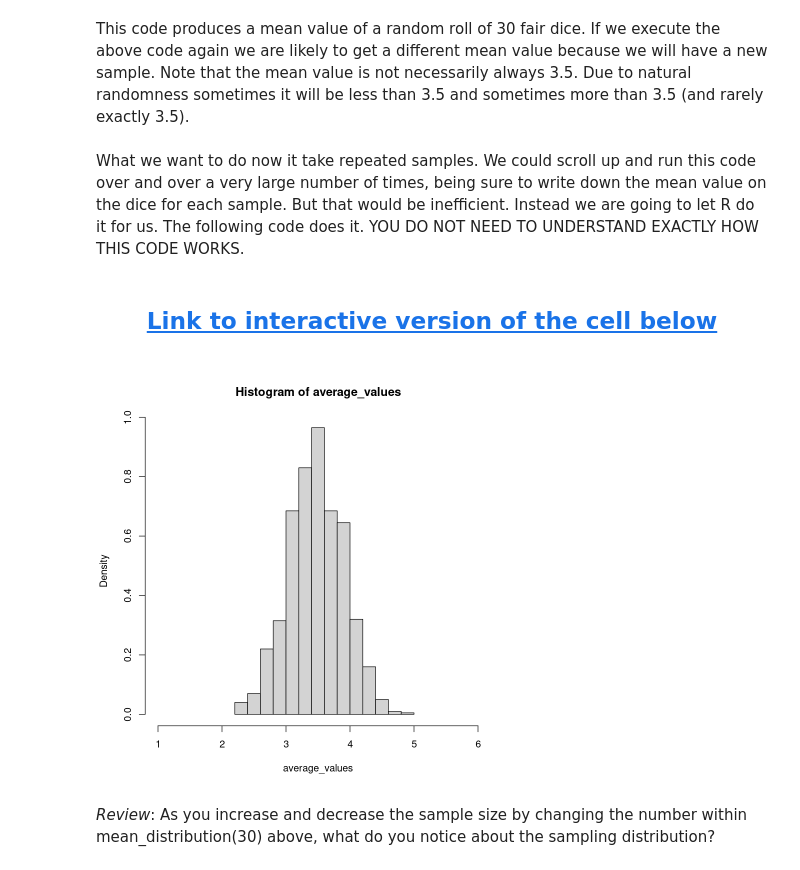
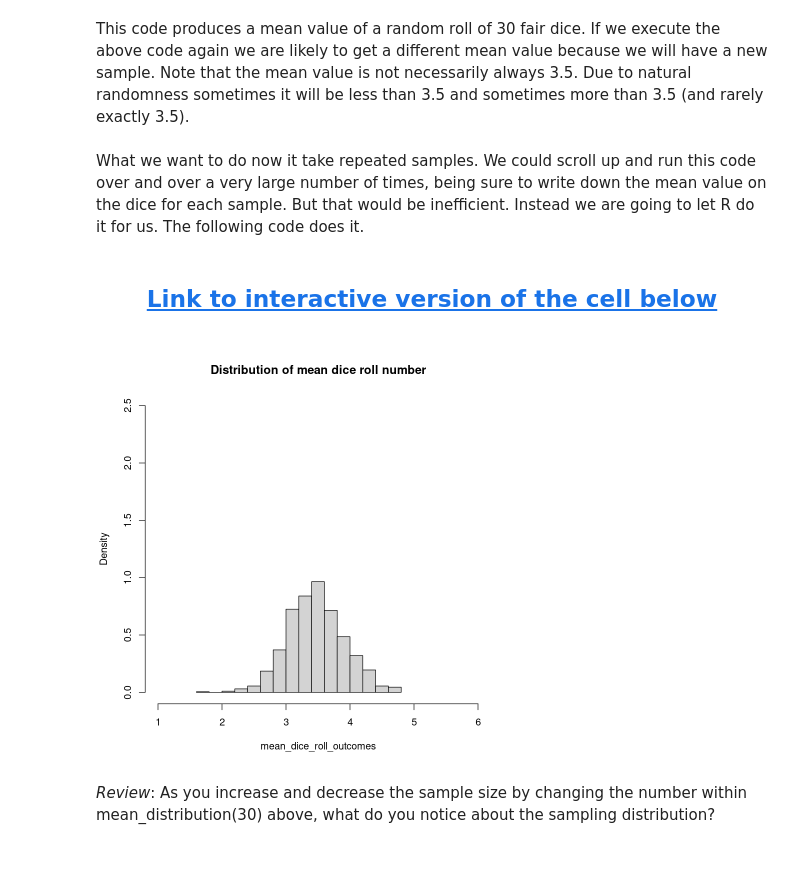
Before and after one commit to ds-modules/polisci-3, a Jupyter notebook: Module_6_Descriptive_Statistics/Module_6_Lecture_Notebook_2.ipynb, the cells around one changed output. Saved outputs shown, nothing was run; the diff lists cells and outputs as text; code cells hidden in the pictures.

```diff
--- a/Module_6_Descriptive_Statistics/Module_6_Lecture_Notebook_2.ipynb
+++ b/Module_6_Descriptive_Statistics/Module_6_Lecture_Notebook_2.ipynb
@@ -65,29 +65,29 @@ mean(dice_rolls)                                          # Display mean of dice
 This code produces a mean value of a random roll of 30 fair dice. If we execute the above code again we are likely to get a different mean value because we will have a new sample. Note that the mean value is not necessarily always 3.5. Due to natural randomness sometimes it will be less than 3.5 and sometimes more than 3.5 (and rarely exactly 3.5).
 # %% [markdown]
 What we want to do now it take repeated samples. We could scroll up and run this code over and over a very large number of times, being sure to write down the mean value on the dice for each sample. But that would be inefficient. Instead we are going to let R do it for us. The following code does it.
-YOU DO NOT NEED TO UNDERSTAND EXACTLY HOW THIS CODE WORKS.
-# %% [markdown]
-<center>
-    <h2>
-        <a href="https://datahub.berkeley.edu/hub/user-redirect/git-pull?repo=https%3A%2F%2Fgithub.com%2Fds-modules%2Fpolisci-3&branch=main&urlpath=shiny%2Fpolisci-3%2FModule_6_Descriptive_Statistics%2F">
-        Link to interactive version of the cell below
-        </a>
-    </h2>
-</center>
+# %% [markdown]
+<center>
+    <h2>
+        <a href="https://datahub.berkeley.edu/hub/user-redirect/git-pull?repo=https%3A%2F%2Fgithub.com%2Fds-modules%2Fpolisci-3&branch=main&urlpath=shiny%2Fpolisci-3%2FModule_6_Descriptive_Statistics%2F">
+        Link to interactive version of the cell below
+        </a>
+    </h2>
+</center>
 # %%
 #Dice Rolling Average
 mean_distribution = function(Sample_size){                 # Function to record mean values of samples
     average_values=c()                                     # Vector to hold averagae values
     for (i in 1:1000){                                     # Take 1000 samples
         faces=c(1,2,3,4,5,6)
         outcomes=(sample(faces, replace=TRUE, Sample_size))
         average_values=append(average_values, mean(outcomes)) # Compute average value for sample i
     }
-    hist(average_values, freq=FALSE, xlim = c(1,6))                       # Draw distribution of mean values
+    hist(average_values, freq=FALSE, xlim = c(1,6), ylim = c(0,2.5),
+         xlab = "mean_dice_roll_outcomes", main = "Distribution of mean dice roll number")   # Draw distribution of mean values
 }
 mean_distribution(15)                                       # Call function with sample size=15
 # %% [output]
-[figure, old version]
+[figure, new version]
 # %% [markdown]
 *Review*: As you increase and decrease the sample size by changing the number within mean_distribution(30) above, what do you notice about the sampling distribution?
 # %% [markdown]
```
Also changed, not shown: parts of 4 cells of this notebook, 1 other file.
